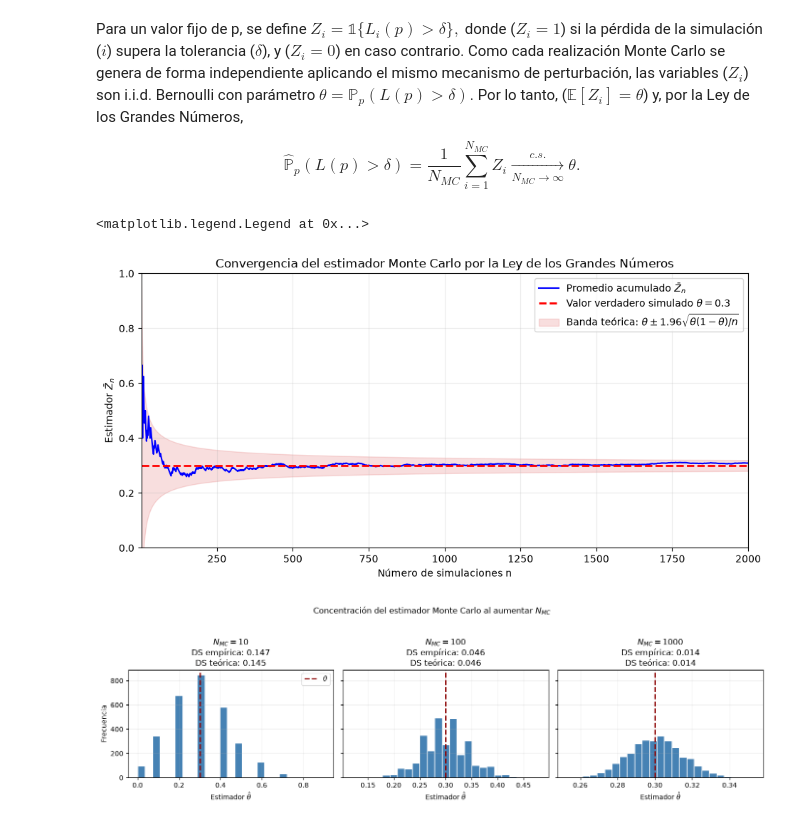
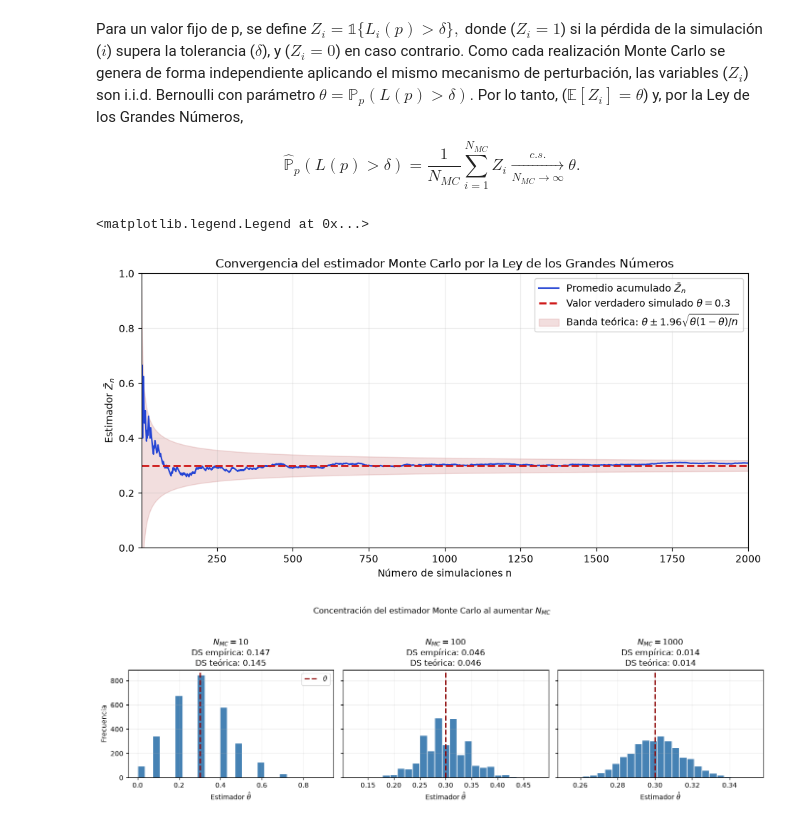
Before and after one commit to emalincic/TP1-Inferencia, a Jupyter notebook: TP1_Lincic_Cordon.ipynb, the cells around one changed output. Saved outputs shown, nothing was run; the diff lists cells and outputs as text; code cells hidden in the pictures.

```diff
--- a/TP1_Lincic_Cordon.ipynb
+++ b/TP1_Lincic_Cordon.ipynb
@@ -909,37 +909,37 @@ $$\widehat{\mathbb{P}}_p(L(p)>\delta)=\frac{1}{N_{MC}}\sum_{i=1}^{N_{MC}} Z_i \x
 #elección de theta
 theta = 0.3
 n_max = 2000
 rng = np.random.default_rng(42)
 
 Z = rng.binomial(n = 1, p=theta, size=n_max)
 
 n = np.arange(1, n_max + 1)
 promedio_acumulado = np.cumsum(Z) / n
 
 # Desvío estándar teórico
 std_teorico = np.sqrt(theta * (1 - theta) / n)
 
 # Intervalo donde la probabilidad de que Z_n esté dentro
 inferior = np.clip(theta - 1.96 * std_teorico, 0, 1)
 superior = np.clip(theta + 1.96 * std_teorico, 0, 1)
 
 fig, ax = plt.subplots(figsize=(11, 5))
 
-ax.plot(n, promedio_acumulado, color="blue", linewidth=1.5, label=r"Promedio acumulado $\bar{Z}_n$")
-ax.axhline(theta, color="red", linestyle="--", linewidth=2, label=fr"Valor verdadero simulado $\theta={theta}$")
-ax.fill_between(n, inferior, superior, color="#dd4b4b", alpha=0.18, label=r"Banda teórica: $\theta \pm 1.96\sqrt{\theta(1-\theta)/n}$")
+ax.plot(n, promedio_acumulado, color="#2545d4", linewidth=1.5, label=r"Promedio acumulado $\bar{Z}_n$")
+ax.axhline(theta, color="#cf1818", linestyle="--", linewidth=2, label=fr"Valor verdadero simulado $\theta={theta}$")
+ax.fill_between(n, inferior, superior, color="#ba4c4c", alpha=0.18, label=r"Banda teórica: $\theta \pm 1.96\sqrt{\theta(1-\theta)/n}$")
 
 ax.set_xlabel("Número de simulaciones n")
 ax.set_ylabel(r"Estimador $\bar{Z}_n$")
 ax.set_title("Convergencia del estimador Monte Carlo por la Ley de los Grandes Números")
 
 ax.set_xlim(1, n_max)
 ax.set_ylim(0, 1)
 ax.grid(alpha=0.25)
 ax.legend()
 # %% [output]
 <matplotlib.legend.Legend at 0x...>
-[figure, old version]
+[figure, new version]
 # %%
 n_repeticiones = 3000
 valores_n_mc = [10, 100, 1000]
```
Also changed, not shown: parts of 8 cells of this notebook.
